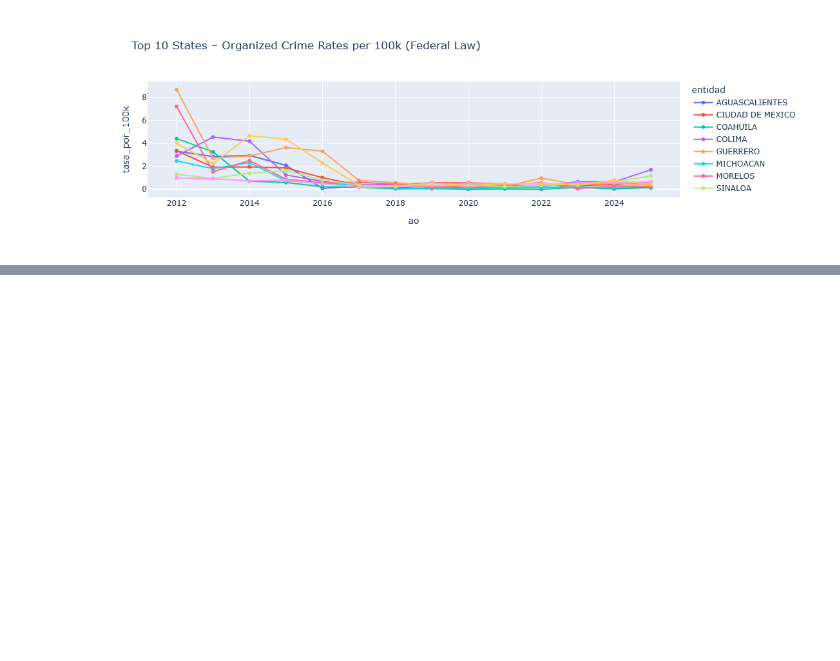
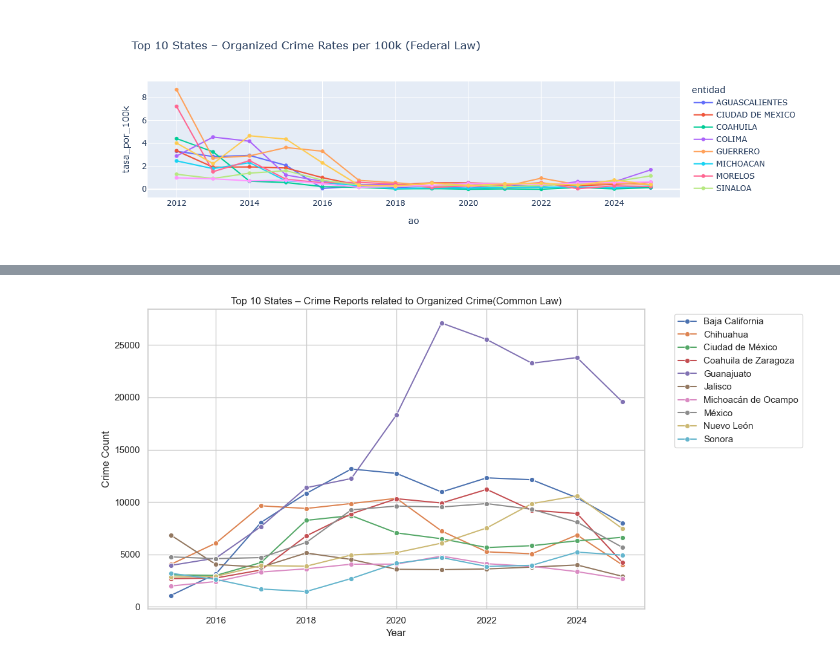
Before and after one commit to shani-alvarez/cgs-shadow-routes, a Jupyter notebook: notebooks/eda_crime_reports.ipynb, the cells around one changed output, grey strips where cells are left out. Saved outputs shown, nothing was run; the diff lists cells and outputs as text; code cells hidden in the pictures; blank space fills up the shorter version.

```diff
--- a/notebooks/eda_crime_reports.ipynb
+++ b/notebooks/eda_crime_reports.ipynb
@@ -311,0 +439,4 @@ fig.show()
+# %%
+top10_fc = df_fc_yearly.groupby('entidad')['conteo_delitos'].sum().nlargest(10).index
+df_top10_fc = df_fc_yearly[df_fc_yearly['entidad'].isin(top10_fc)]
+df_top10_fc.entidad.unique()
@@ -311,0 +460,18 @@ fig.show()
+# %%
+sns.set_theme(style="whitegrid")
+plt.figure(figsize=(12,6))
+sns.lineplot(
+    data=df_top10_fc,
+    x='ao',
+    y='conteo_delitos',
+    hue='entidad',
+    marker='o'
+)
+plt.title('Top 10 States – Crime Reports related to Organized Crime(Common Law)')
+plt.xlabel('Year')
+plt.ylabel('Crime Count')
+plt.legend(bbox_to_anchor=(1.05, 1), loc='upper left')
+plt.tight_layout()
+plt.show()
+# %% [output]
+[figure, added]
```
Also changed, not shown: parts of 45 cells of this notebook.
